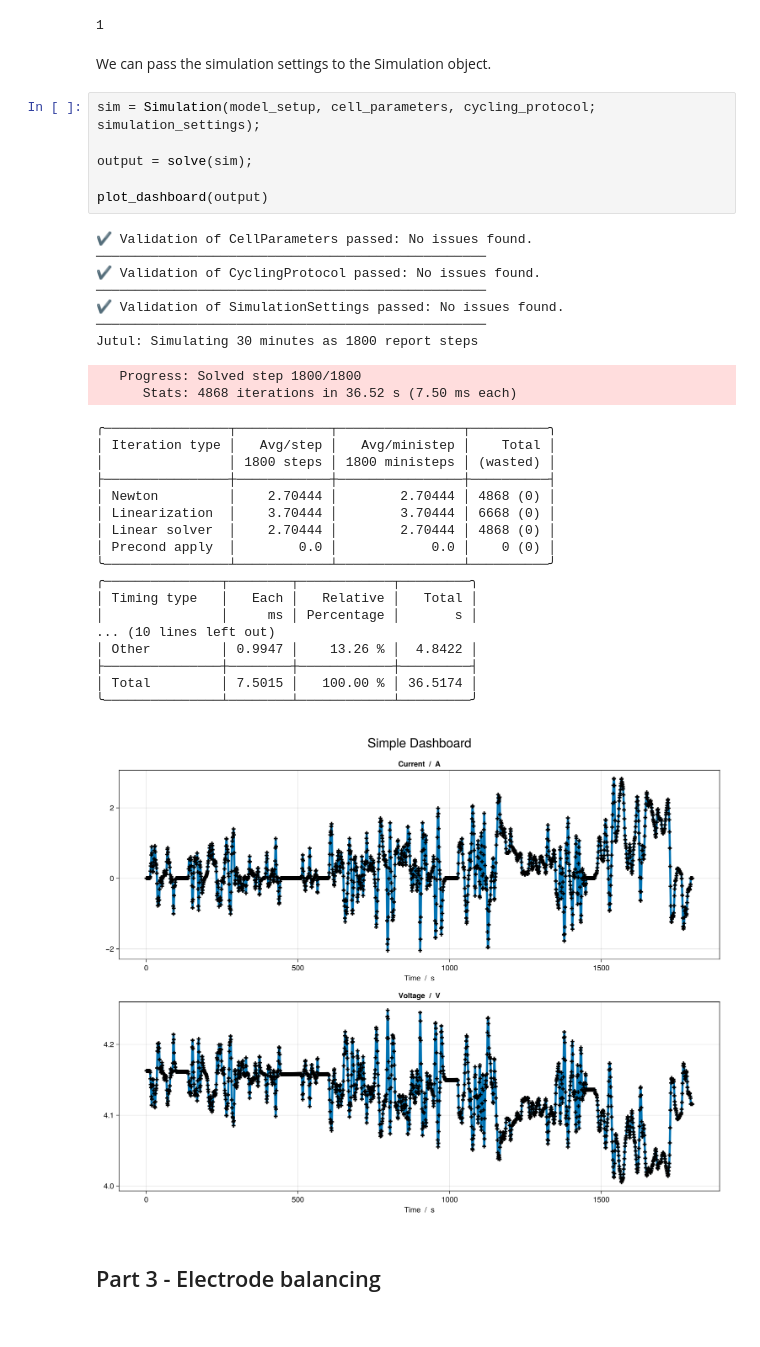
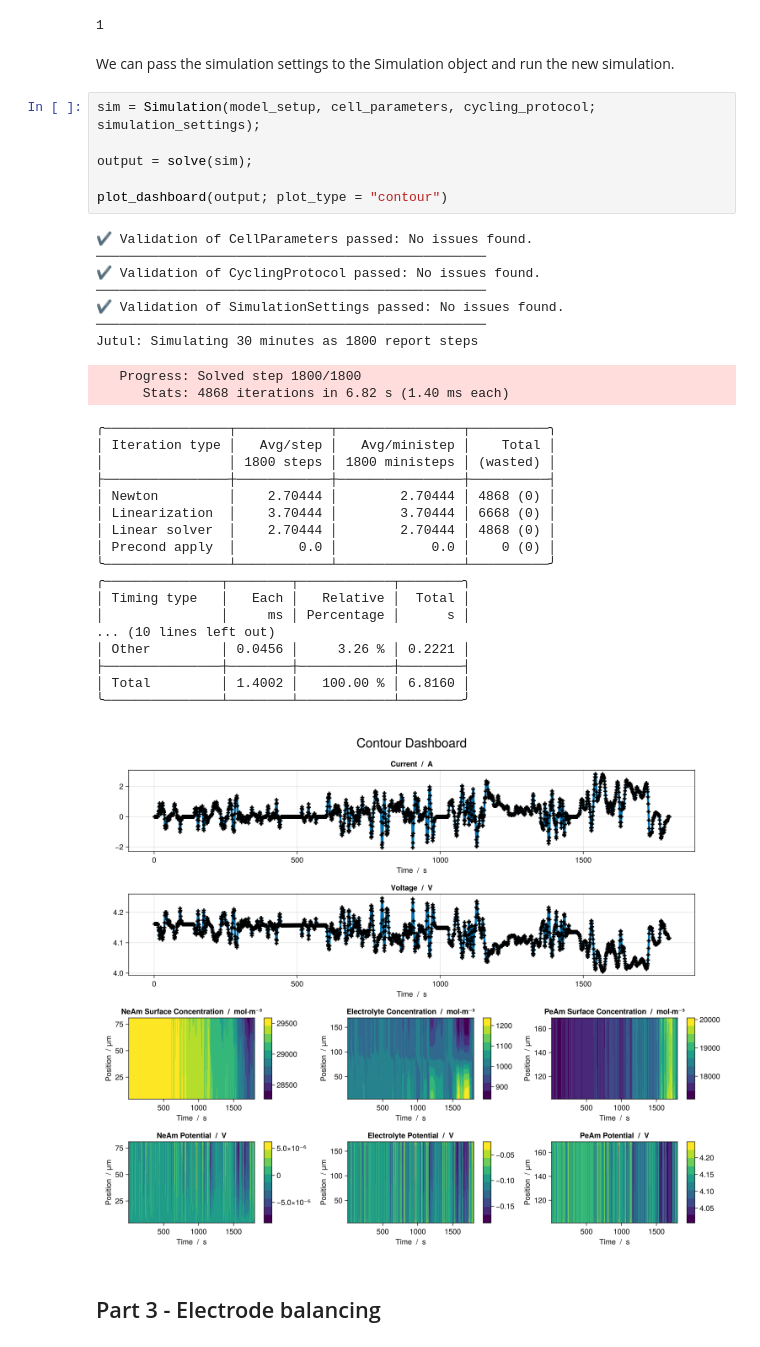
Before and after one commit to BattMoTeam/BattMo-workshop-2025-10-20, a Jupyter notebook: tutorials/Session_1_Normal_workflows.ipynb, the cells around one changed output. Cells and saved outputs as stored; diff of their text form.

```diff
--- a/tutorials/Session_1_Normal_workflows.ipynb
+++ b/tutorials/Session_1_Normal_workflows.ipynb
@@ -361,41 +372,41 @@ simulation_settings["TimeStepDuration"] = 1
 # %% [output]
 1
 # %% [markdown]
-We can pass the simulation settings to the Simulation object.
+We can pass the simulation settings to the Simulation object and run the new simulation.
 # %%
 sim = Simulation(model_setup, cell_parameters, cycling_protocol; simulation_settings);
 
 output = solve(sim);
 
-plot_dashboard(output)
+plot_dashboard(output; plot_type = "contour")
 # %% [output]
 ✔️ Validation of CellParameters passed: No issues found.
 ──────────────────────────────────────────────────
 ✔️ Validation of CyclingProtocol passed: No issues found.
 ──────────────────────────────────────────────────
 ✔️ Validation of SimulationSettings passed: No issues found.
 ──────────────────────────────────────────────────
 Jutul: Simulating 30 minutes as 1800 report steps
    Progress: Solved step 1800/1800
-      Stats: 4868 iterations in 36.52 s (7.50 ms each)
+      Stats: 4868 iterations in 6.82 s (1.40 ms each)
 ╭────────────────┬────────────┬────────────────┬──────────╮
 │ Iteration type │   Avg/step │   Avg/ministep │    Total │
 │                │ 1800 steps │ 1800 ministeps │ (wasted) │
 ├────────────────┼────────────┼────────────────┼──────────┤
 │ Newton         │    2.70444 │        2.70444 │ 4868 (0) │
 │ Linearization  │    3.70444 │        3.70444 │ 6668 (0) │
 │ Linear solver  │    2.70444 │        2.70444 │ 4868 (0) │
 │ Precond apply  │        0.0 │            0.0 │    0 (0) │
 ╰────────────────┴────────────┴────────────────┴──────────╯
-╭───────────────┬────────┬────────────┬─────────╮
-│ Timing type   │   Each │   Relative │   Total │
-│               │     ms │ Percentage │       s │
+╭───────────────┬────────┬────────────┬────────╮
+│ Timing type   │   Each │   Relative │  Total │
+│               │     ms │ Percentage │      s │
 ... (10 lines left out)
-│ Other         │ 0.9947 │    13.26 % │  4.8422 │
-├───────────────┼────────┼────────────┼─────────┤
-│ Total         │ 7.5015 │   100.00 % │ 36.5174 │
-╰───────────────┴────────┴────────────┴─────────╯
+│ Other         │ 0.0456 │     3.26 % │ 0.2221 │
+├───────────────┼────────┼────────────┼────────┤
+│ Total         │ 1.4002 │   100.00 % │ 6.8160 │
+╰───────────────┴────────┴────────────┴────────╯
-[figure, old version]
+[figure, new version]
 # %% [markdown]
 ## Part 3 - Electrode balancing
 # %% [markdown]
```
Also changed, not shown: parts of 27 cells of this notebook, 2 other files.
